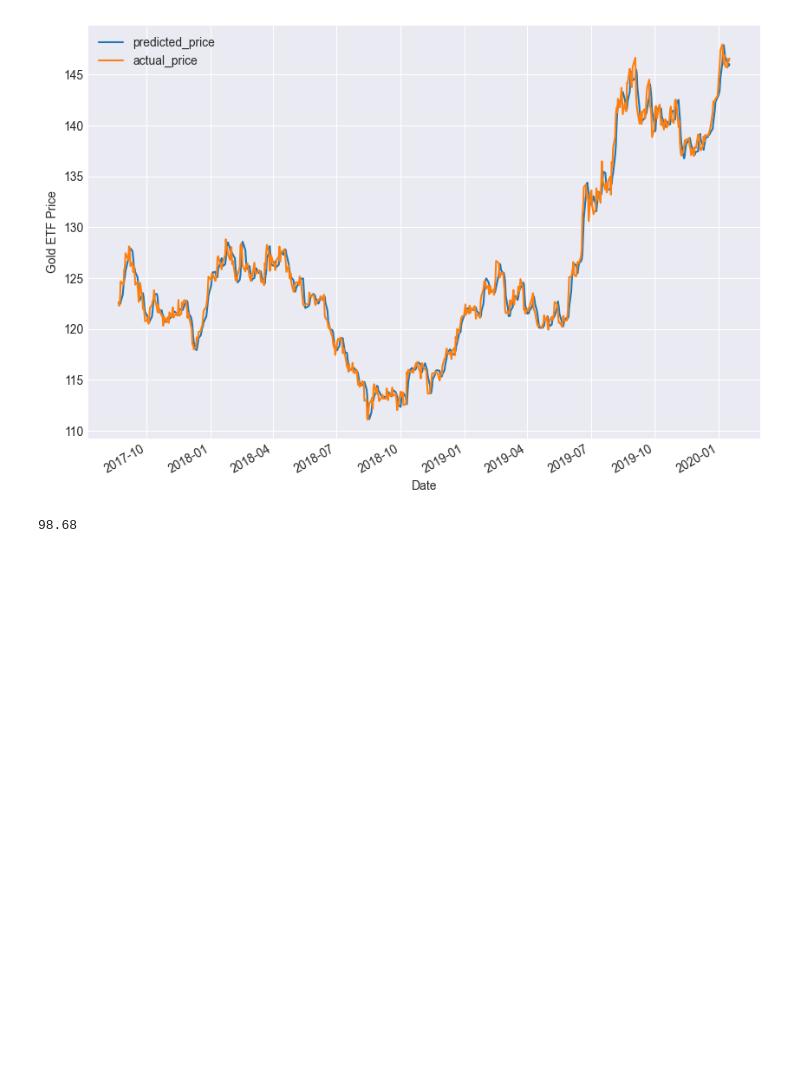
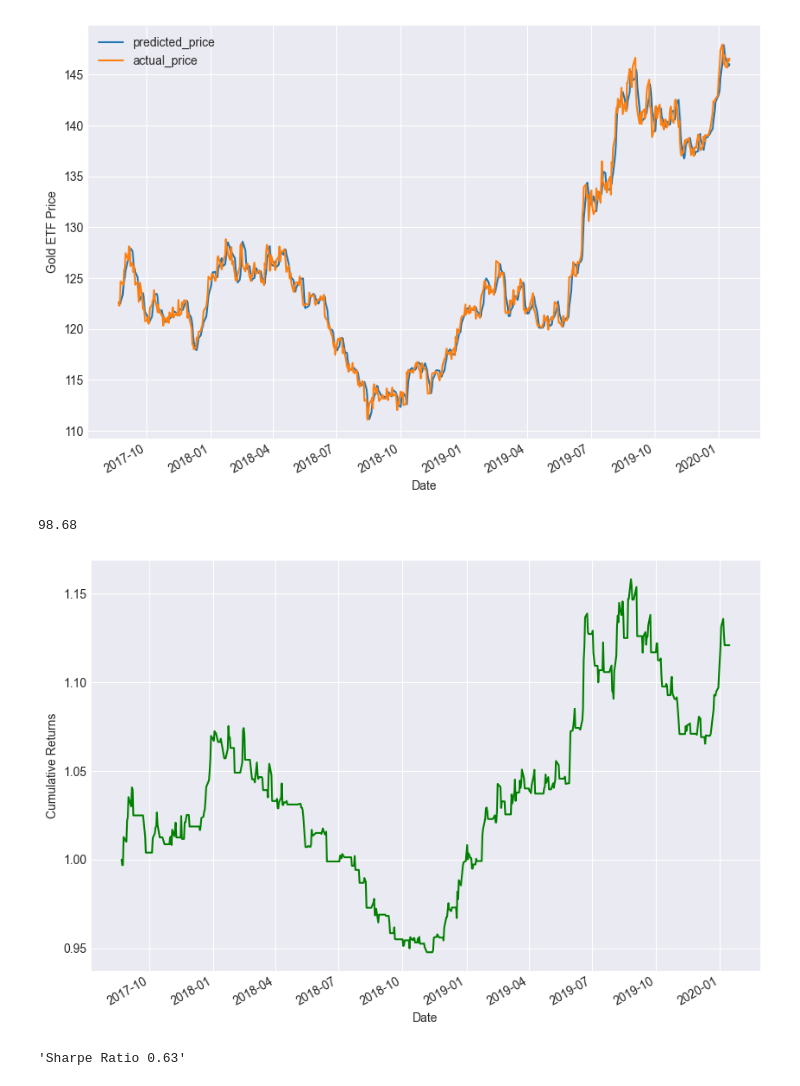
Before and after one commit to raulc27/MachineLearning-studies, a Jupyter notebook: GoldETFData.ipynb, the cells around one changed output. Drawn from its saved outputs; the diff is of its cells as text; code cells hidden in the pictures; blank space fills up the shorter version.

```diff
--- a/GoldETFData.ipynb
+++ b/GoldETFData.ipynb
@@ -84,9 +84,22 @@ float("{0:.2f}".format(r2_score))
 # %%
 gold = pd.DataFrame()
 
 gold['price'] = Df[t:]['Close']
 gold['predicted_price_next_day'] = predicted_price
 gold['actual_price_next_day'] = y_test
 gold['gold_returns'] = gold['price'].pct_change().shift(-1)
 
 gold['signal'] = np.where(gold.predicted_price_next_day.shift(1) < gold.predicted_price_next_day,1,0)
+
+gold['strategy_returns'] = gold.signal * gold['gold_returns']
+((gold['strategy_returns']+1).cumprod()).plot(figsize=(10,7), color='g')
+plt.ylabel('Cumulative Returns')
+plt.show()
+# %% [output]
+[figure, added]
+# %%
+# Calculate sharp ratio
+sharpe = gold['strategy_returns'].mean()/gold['strategy_returns'].std()*(252**0.5)
+'Sharpe Ratio %.2f' % (sharpe)
+# %% [output]
+'Sharpe Ratio 0.63'
```
